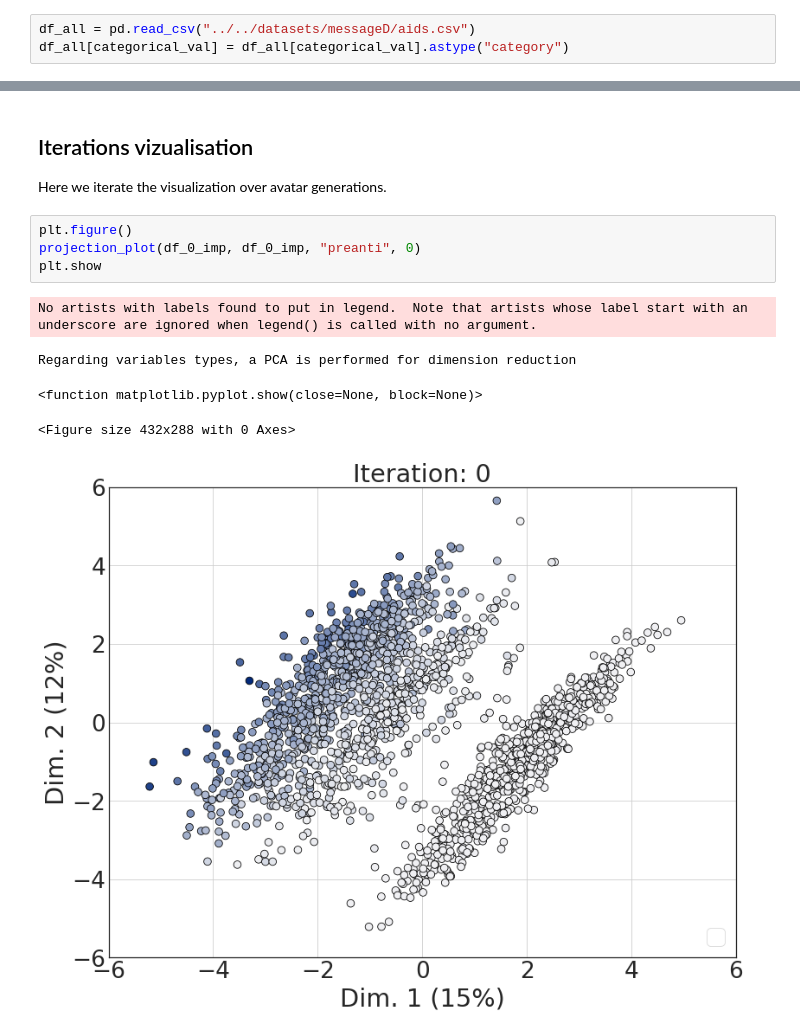
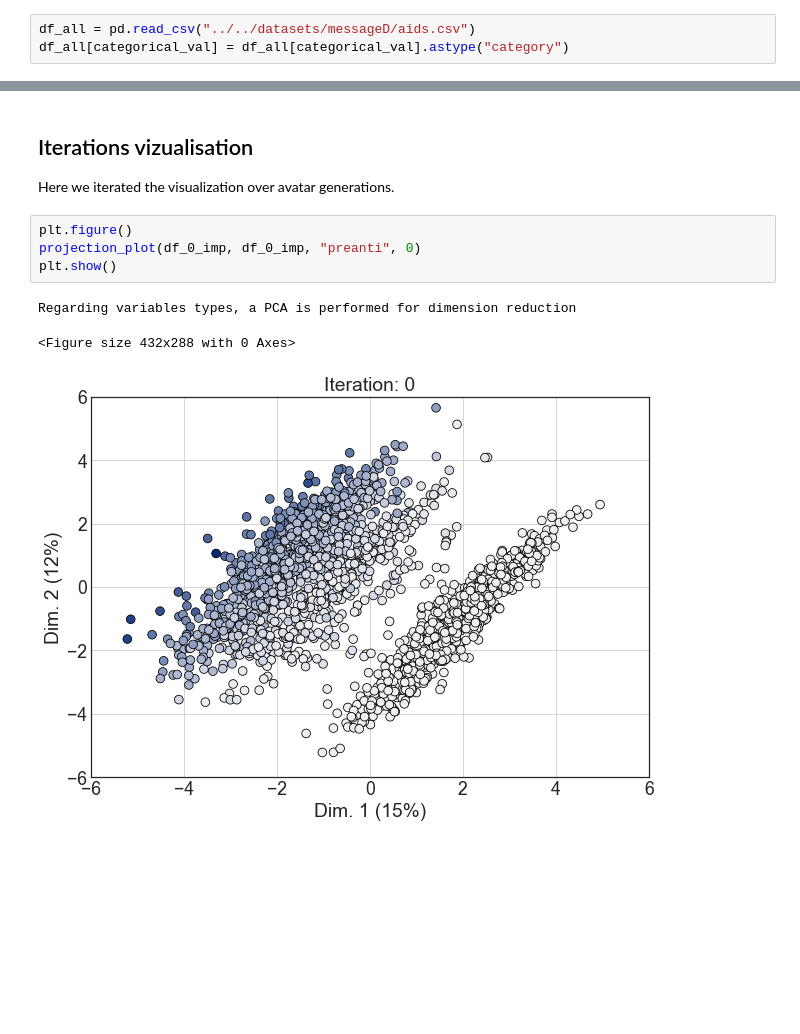
Before and after one commit to octopize/avatar-paper, a Jupyter notebook: notebooks/final_figure/messageD_AIDS.ipynb, the cells around one changed output, grey strips where cells are left out. Cells and saved outputs as stored; diff of their text form; blank space fills up the shorter version.

```diff
--- a/notebooks/final_figure/messageD_AIDS.ipynb
+++ b/notebooks/final_figure/messageD_AIDS.ipynb
@@ -190,17 +137,15 @@ def projection_plot(
 # %% [markdown]
 ## Iterations vizualisation
 
-Here we iterate the visualization over avatar generations.
+Here we iterated the visualization over avatar generations.
 # %%
 plt.figure()
 projection_plot(df_0_imp, df_0_imp, "preanti", 0)
-plt.show
+plt.show()
 # %% [output]
-No artists with labels found to put in legend.  Note that artists whose label start with an underscore are ignored when legend() is called with no argument.
+Regarding variables types, a PCA is performed for dimension reduction
-Regarding variables types, a PCA is performed for dimension reduction
+<Figure size 432x288 with 0 Axes>
-<function matplotlib.pyplot.show(close=None, block=None)>
-<Figure size 432x288 with 0 Axes>
-[figure, old version]
+[figure, new version]
 # %%
 df_0_imp[categorical_val] = df_0_imp[categorical_val].astype("category")
 
```
Also changed, not shown: parts of 9 cells of this notebook, 7 other files.
